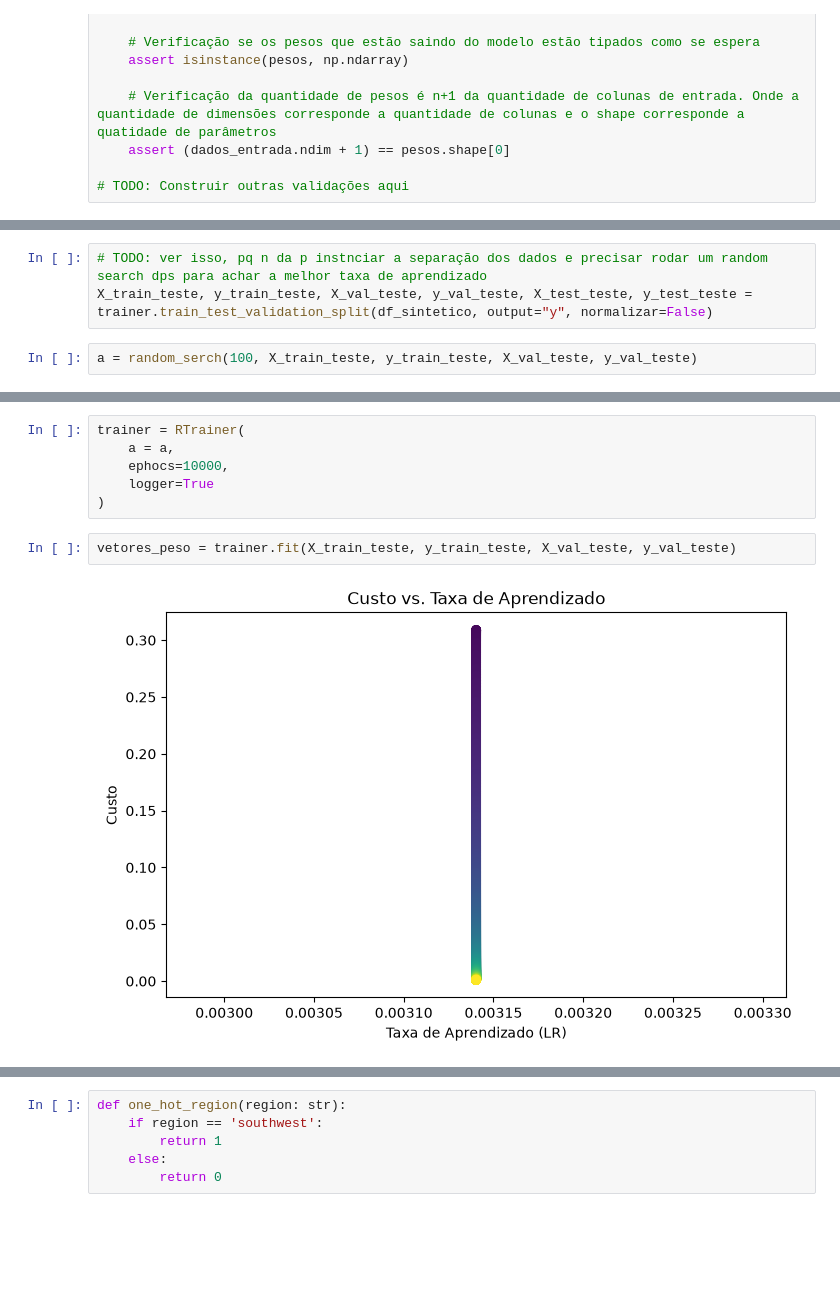
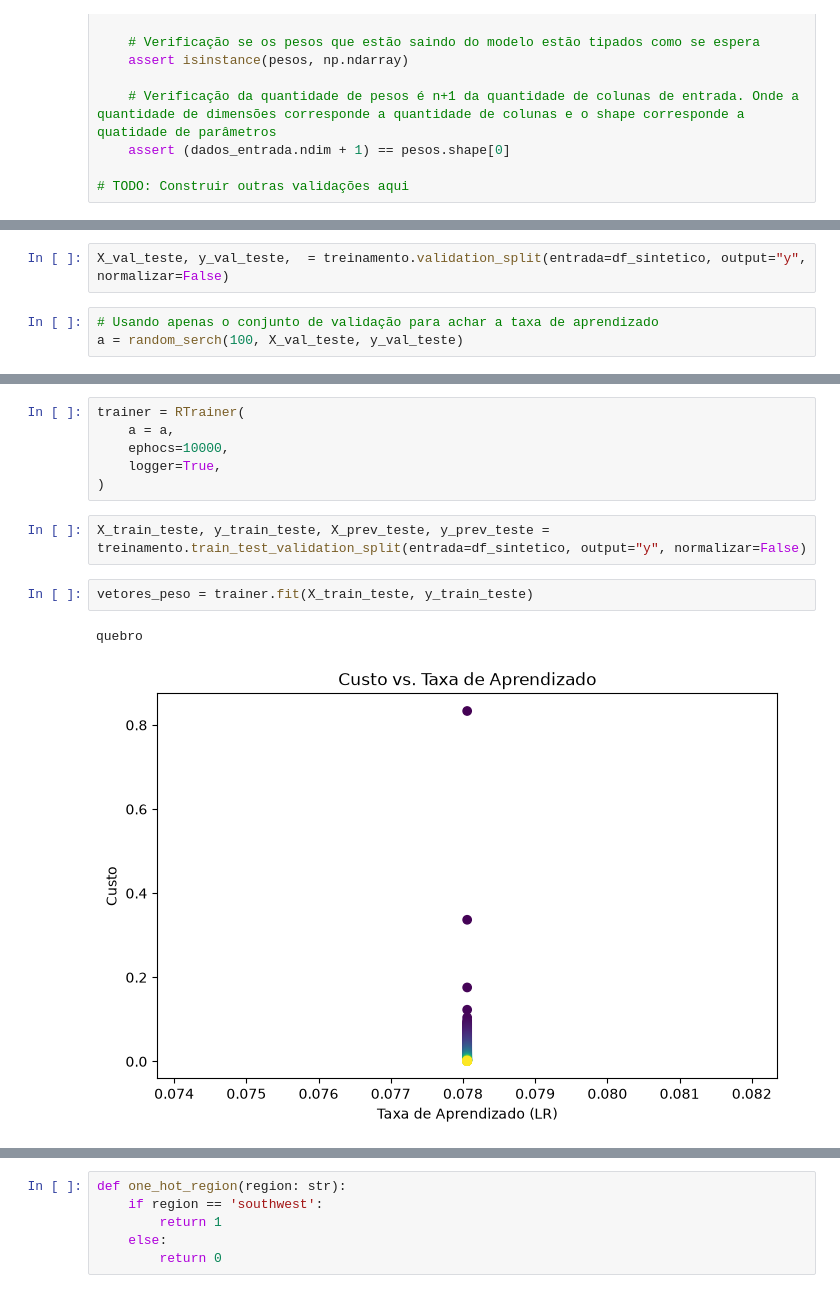
Before and after one commit to expeditow/machine-learning-study, a Jupyter notebook: regres-linear-grad.ipynb, the cells around one changed output, grey strips where cells are left out. Drawn from its saved outputs; the diff is of its cells as text; blank space fills up the shorter version.

Commit message:
feat: questao dos dados

```diff
--- a/regres-linear-grad.ipynb
+++ b/regres-linear-grad.ipynb
@@ -299,5 +346,5 @@ def testando_fit_modelo(modelo: RTrainer, dados_entrada: np.ndarray, y: np.ndarr
 # %%
-# TODO: ver isso, pq n da p instnciar a separação dos dados e precisar rodar um random search dps para achar a melhor taxa de aprendizado
-X_train_teste, y_train_teste, X_val_teste, y_val_teste, X_test_teste, y_test_teste = trainer.train_test_validation_split(df_sintetico, output="y", normalizar=False)
+X_val_teste, y_val_teste,  = treinamento.validation_split(entrada=df_sintetico, output="y", normalizar=False)
 # %%
-a = random_serch(100, X_train_teste, y_train_teste, X_val_teste, y_val_teste)
+# Usando apenas o conjunto de validação para achar a taxa de aprendizado
+a = random_serch(100, X_val_teste, y_val_teste)
@@ -305,12 +370,15 @@ a = random_serch(100, X_train_teste, y_train_teste, X_val_teste, y_val_teste)
 trainer = RTrainer(
     a = a,
     ephocs=10000,
-    logger=True
+    logger=True,
 )
+# %%
+X_train_teste, y_train_teste, X_prev_teste, y_prev_teste = treinamento.train_test_validation_split(entrada=df_sintetico, output="y", normalizar=False)
 # %%
-vetores_peso = trainer.fit(X_train_teste, y_train_teste, X_val_teste, y_val_teste)
+vetores_peso = trainer.fit(X_train_teste, y_train_teste)
 # %% [output]
+quebro
-[figure, old version]
+[figure, new version]
 # %%
 fig, ax = plt.subplots()
 
```
Also changed, not shown: parts of 25 cells of this notebook.
